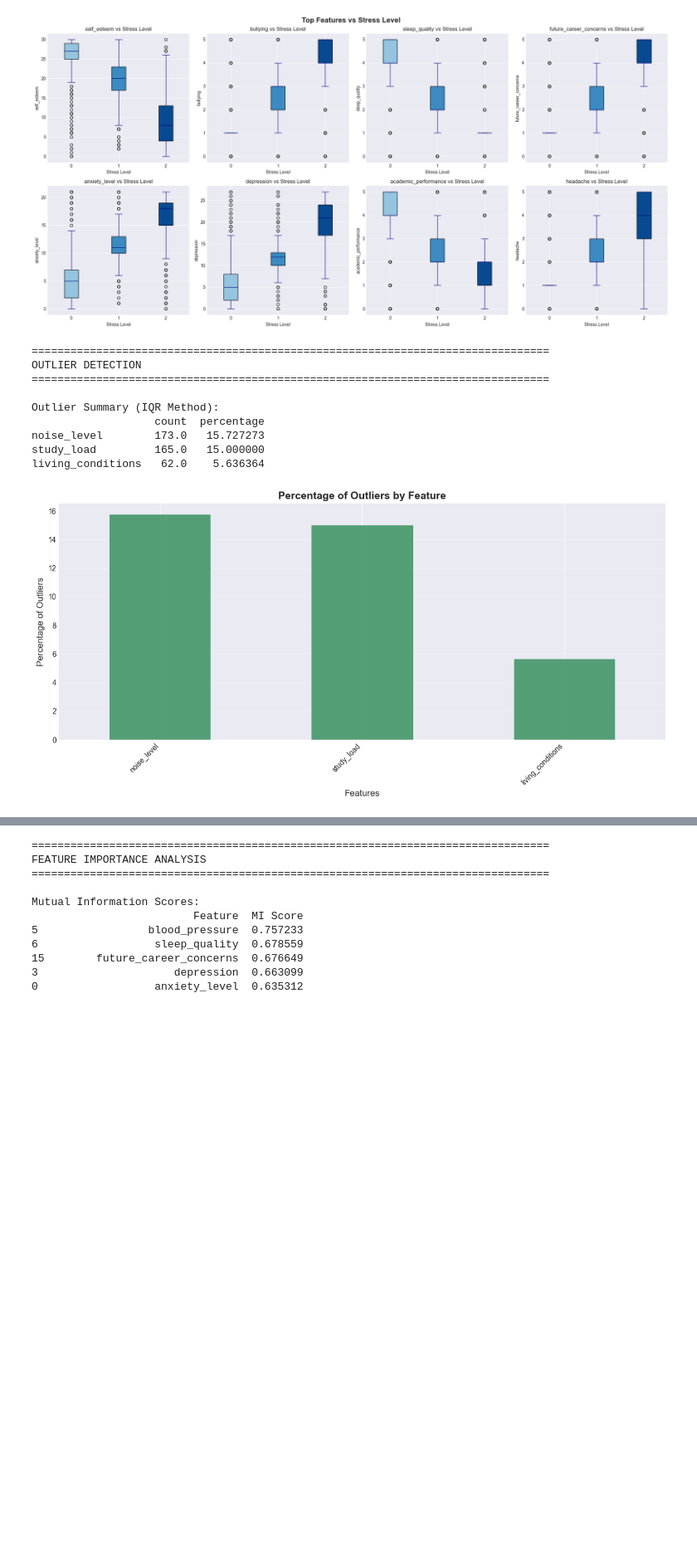
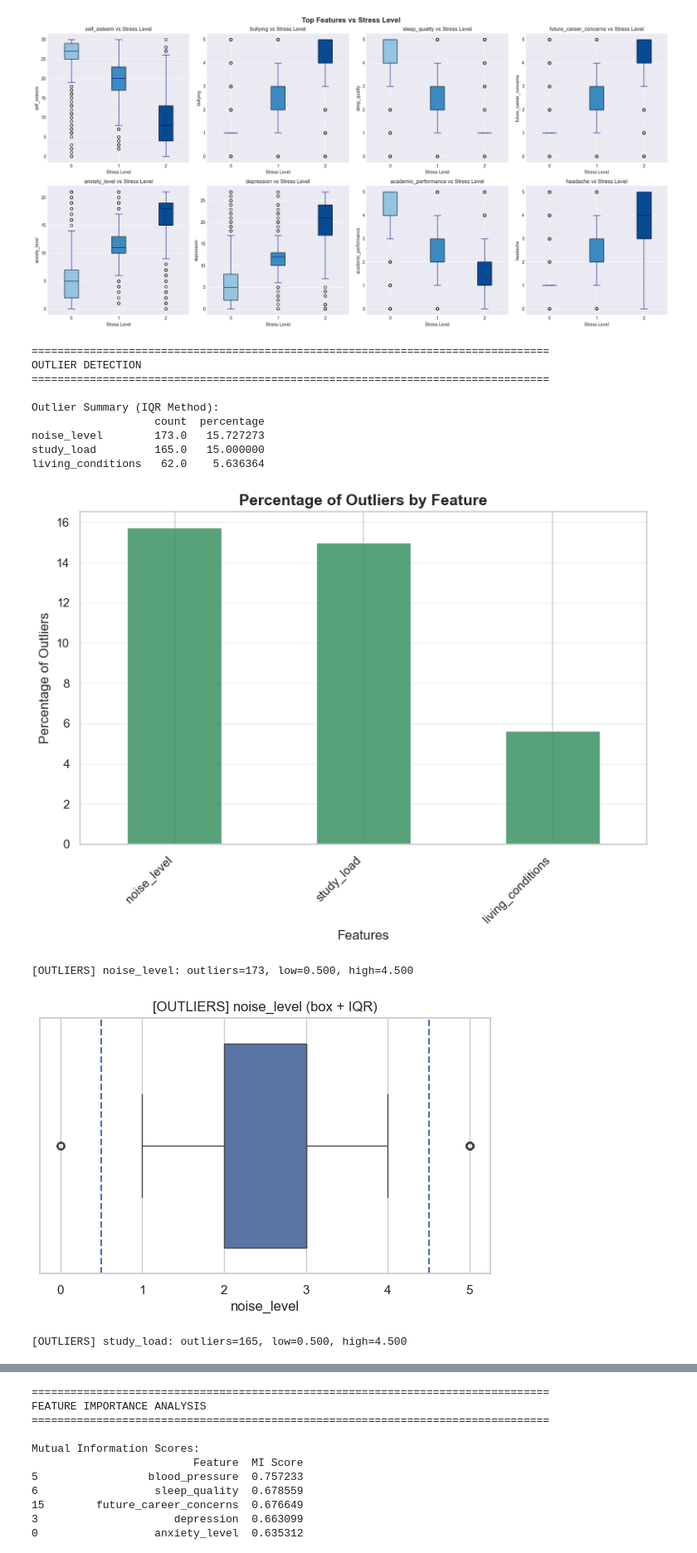
Before and after one commit to luispabloaiello-da/final_project, a Jupyter notebook: notebooks/_main_dataset_analysis.ipynb, the cells around one changed output, grey strips where cells are left out. Shown at 83% size. Drawn from its saved outputs; the diff is of its cells as text; code cells hidden in the pictures; blank space fills up the shorter version.

```diff
--- a/notebooks/_main_dataset_analysis.ipynb
+++ b/notebooks/_main_dataset_analysis.ipynb
@@ -443,32 +445,43 @@ for col in df.columns:
     outlier_summary[col] = {
         'count': len(outliers),
         'percentage': (len(outliers) / len(df)) * 100
     }
 
 outlier_df = pd.DataFrame(outlier_summary).T
 outlier_df = outlier_df.sort_values('count', ascending=False)
 print("\nOutlier Summary (IQR Method):")
 print(outlier_df[outlier_df['count'] > 0])
 
 # Visualize outliers
-plt.figure(figsize=(12, 6))
+plt.figure(figsize=(8, 6))
 outlier_df[outlier_df['count'] > 0]['percentage'].plot(kind='bar', color='seagreen', alpha=0.8)
 plt.xlabel('Features', fontsize=12)
 plt.ylabel('Percentage of Outliers', fontsize=12)
 plt.title('Percentage of Outliers by Feature', fontsize=14, fontweight='bold')
 plt.xticks(rotation=45, ha='right')
 plt.grid(axis='y', alpha=0.3)
 plt.tight_layout()
 plt.savefig(config['output_data']['fig6'], dpi=300, bbox_inches='tight')    # savefig('outlier_percentages.png')
 plt.show()
+
+plt.rcParams['figure.figsize'] = (7,4)
+sns.set_theme(style="whitegrid")
+k: float = 1.5
+# Numeric columns to search for outliers
+COLS = ['noise_level','study_load','living_conditions']
+# Visual scanning and counting
+quick_outlier_scan(df, COLS, k, title_prefix="[OUTLIERS] ")
 # %% [output]
 ================================================================================
 OUTLIER DETECTION
 ================================================================================
 
 Outlier Summary (IQR Method):
                    count  percentage
 noise_level        173.0   15.727273
 study_load         165.0   15.000000
 living_conditions   62.0    5.636364
-[figure, old version]
+[figure, new version]
+[OUTLIERS] noise_level: outliers=173, low=0.500, high=4.500
+[figure, added]
+[OUTLIERS] study_load: outliers=165, low=0.500, high=4.500
```
Also changed, not shown: parts of 2 cells of this notebook, 6 other files.
